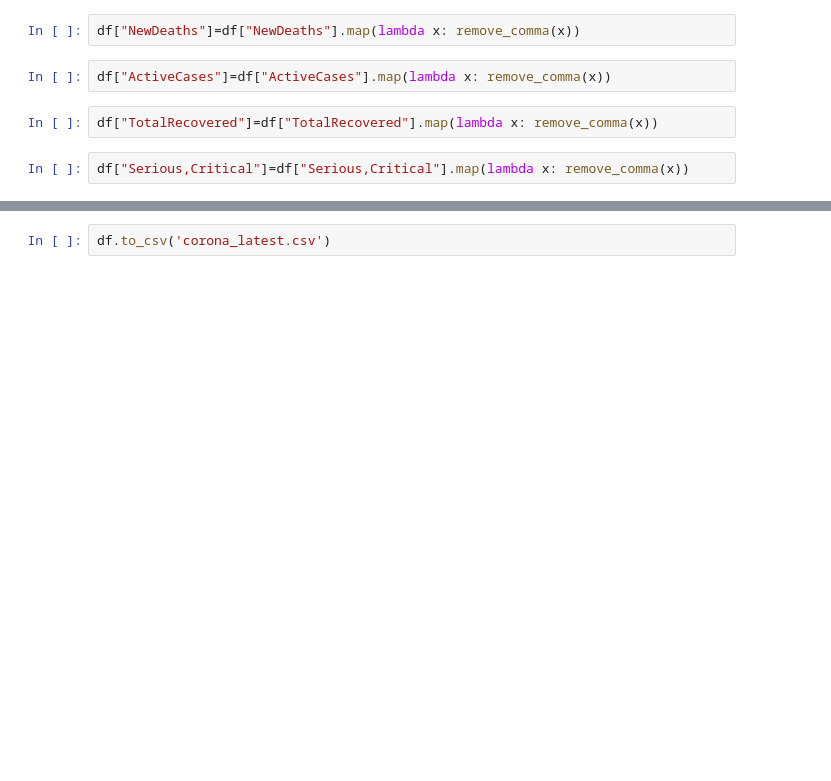
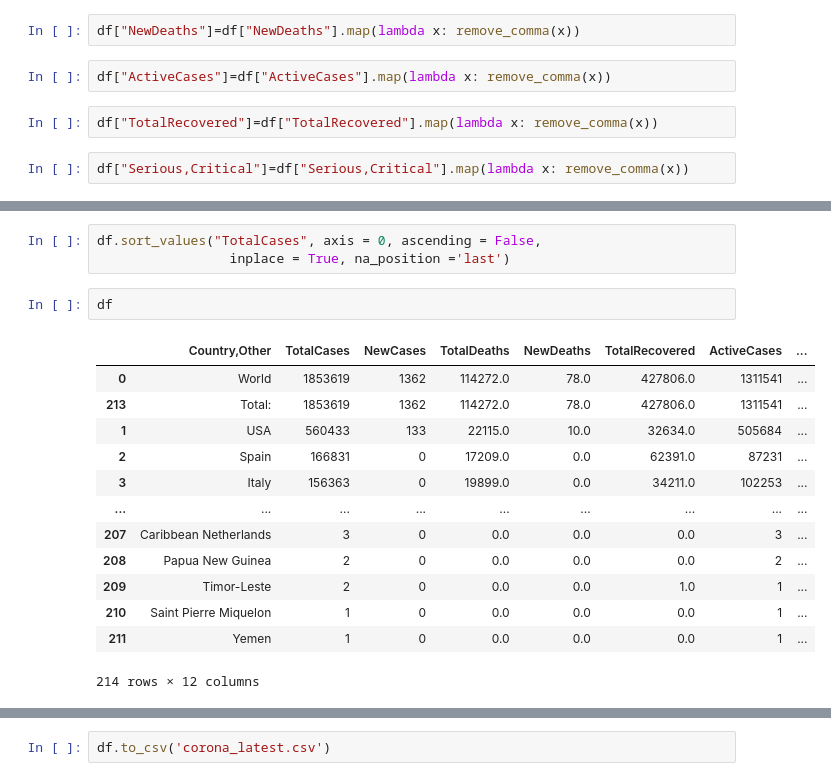
Before and after one commit to balaaje/Corona-Virus, a Jupyter notebook: corona_latest.ipynb, the cells around one changed output, grey strips where cells are left out. Saved outputs shown, nothing was run; the diff lists cells and outputs as text; blank space fills up the shorter version.

```diff
--- a/corona_latest.ipynb
+++ b/corona_latest.ipynb
@@ -154 +167,20 @@ memory usage: 15.9+ KB
+# %%
+df.sort_values("TotalCases", axis = 0, ascending = False,
+                 inplace = True, na_position ='last')
+# %%
+df
+# %% [output]
+|  | Country,Other | TotalCases | NewCases | TotalDeaths | NewDeaths | TotalRecovered | ActiveCases | ... |
+| 0 | World | 1853619 | 1362 | 114272.0 | 78.0 | 427806.0 | 1311541 | ... |
+| 213 | Total: | 1853619 | 1362 | 114272.0 | 78.0 | 427806.0 | 1311541 | ... |
+| 1 | USA | 560433 | 133 | 22115.0 | 10.0 | 32634.0 | 505684 | ... |
+| 2 | Spain | 166831 | 0 | 17209.0 | 0.0 | 62391.0 | 87231 | ... |
+| 3 | Italy | 156363 | 0 | 19899.0 | 0.0 | 34211.0 | 102253 | ... |
+| ... | ... | ... | ... | ... | ... | ... | ... | ... |
+| 207 | Caribbean Netherlands | 3 | 0 | 0.0 | 0.0 | 0.0 | 3 | ... |
+| 208 | Papua New Guinea | 2 | 0 | 0.0 | 0.0 | 0.0 | 2 | ... |
+| 209 | Timor-Leste | 2 | 0 | 0.0 | 0.0 | 1.0 | 1 | ... |
+| 210 | Saint Pierre Miquelon | 1 | 0 | 0.0 | 0.0 | 0.0 | 1 | ... |
+| 211 | Yemen | 1 | 0 | 0.0 | 0.0 | 0.0 | 1 | ... |
+214 rows × 12 columns
 # %%
```
Also changed, not shown: parts of 23 cells of this notebook, 1 other file.
